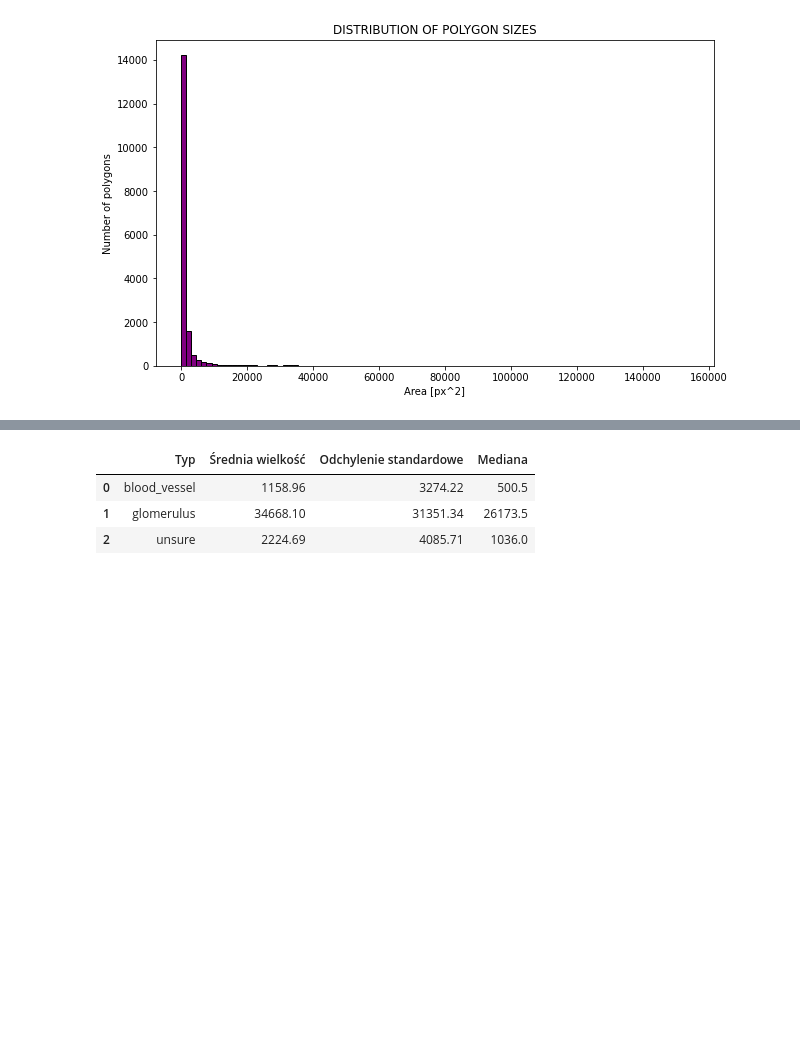
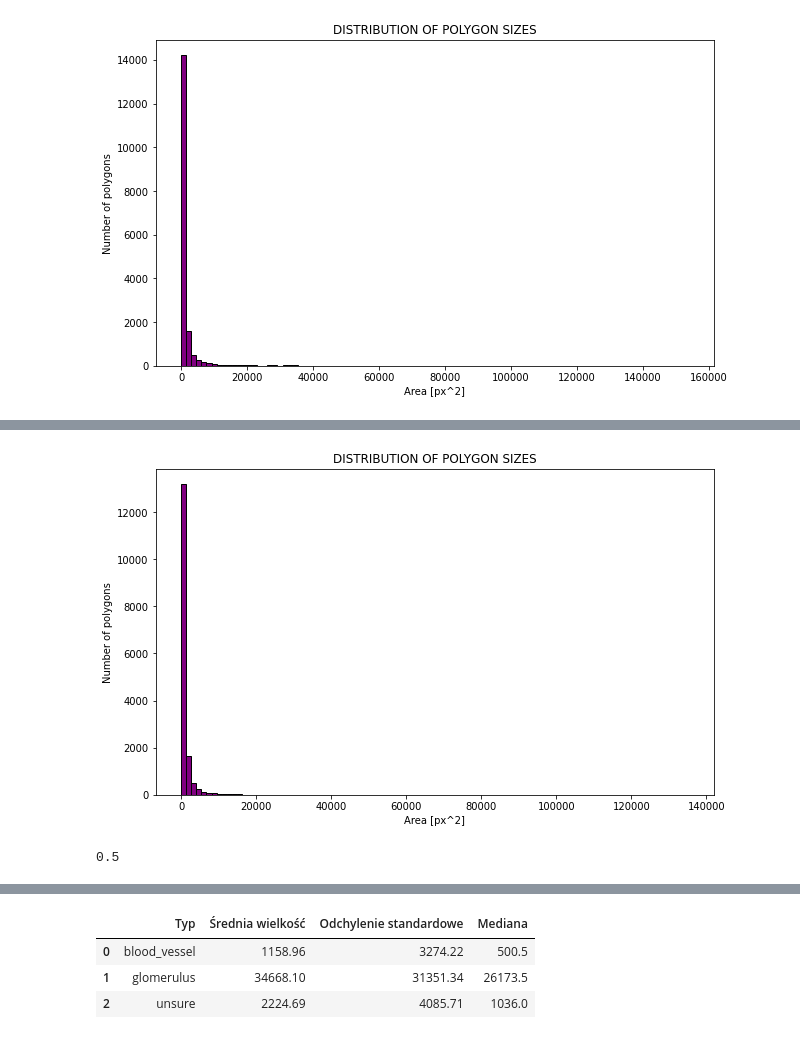
Before and after one commit to DamianBisewski/HumanVasculatureVisualization, a Jupyter notebook: eda.ipynb, the cells around one changed output, grey strips where cells are left out. Saved outputs shown, nothing was run; the diff lists cells and outputs as text; code cells hidden in the pictures; blank space fills up the shorter version.

```diff
--- a/eda.ipynb
+++ b/eda.ipynb
@@ -321,0 +364,11 @@ plt.show()
+# %%
+plt.figure(figsize=(10, 6))
+plt.hist(blood_vessel_areas, bins=100, color='purple', edgecolor='black')
+plt.title('DISTRIBUTION OF POLYGON SIZES')
+plt.xlabel('Area [px^2]')
+plt.ylabel('Number of polygons')
+plt.show()
+print(min(blood_vessel_areas))
+# %% [output]
+[figure, added]
+0.5
```
Also changed, not shown: parts of 6 cells of this notebook.
